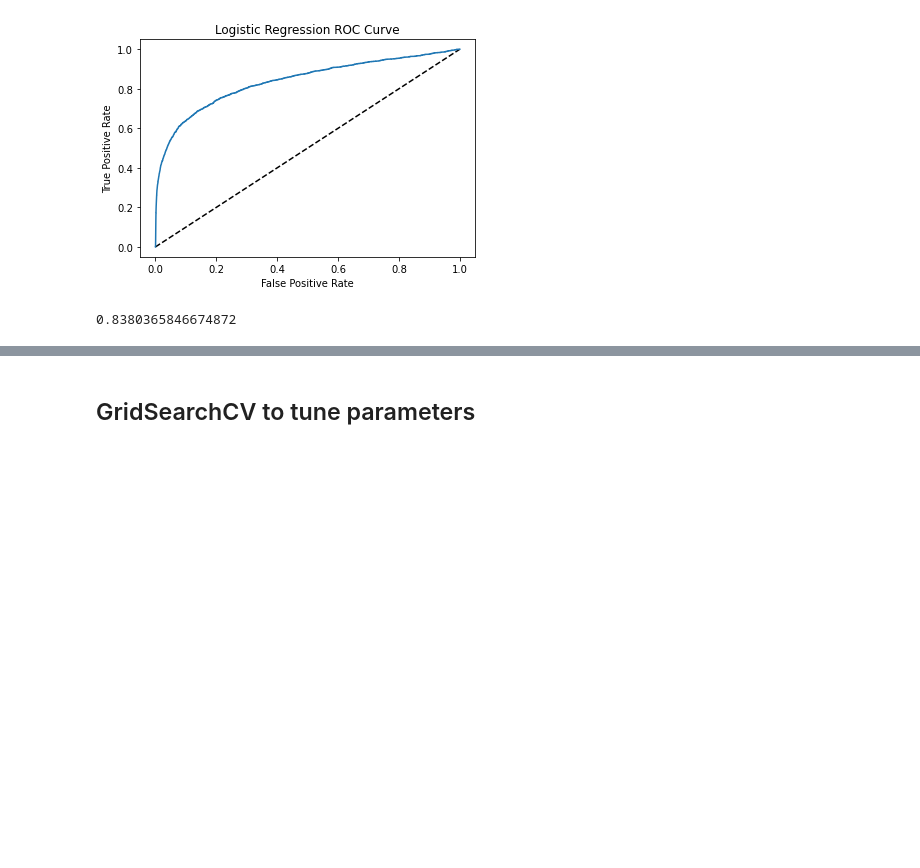
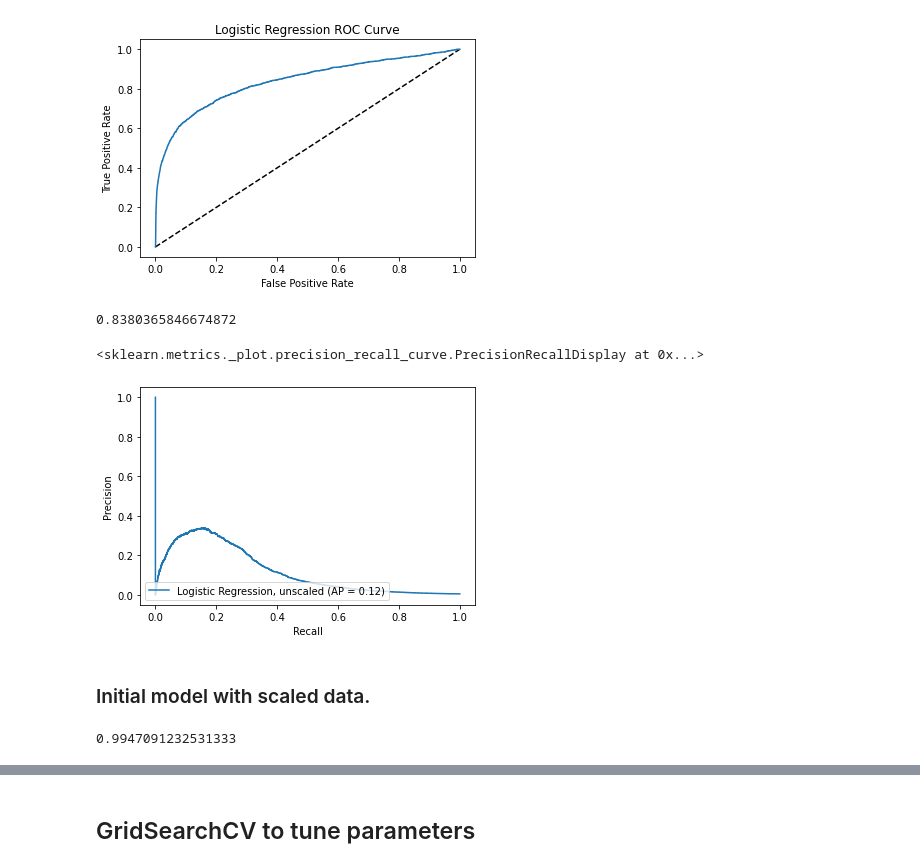
Before and after one commit to cchung106/Capstone-Two, a Jupyter notebook: Notebooks/03_preprocessing_and_training.ipynb, the cells around one changed output, grey strips where cells are left out. Drawn from its saved outputs; the diff is of its cells as text; code cells hidden in the pictures; blank space fills up the shorter version.

```diff
--- a/Notebooks/03_preprocessing_and_training.ipynb
+++ b/Notebooks/03_preprocessing_and_training.ipynb
@@ -319,3 +331,24 @@ from sklearn.metrics import roc_auc_score
 roc_auc_score(y_test, y_pred_prob)
 # %% [output]
 0.8380365846674872
+# %%
+from sklearn.metrics import plot_precision_recall_curve
+
+plot_precision_recall_curve(logreg1, X_test, y_test, name = 'Logistic Regression, unscaled')
+# %% [output]
+<sklearn.metrics._plot.precision_recall_curve.PrecisionRecallDisplay at 0x...>
+[figure, added]
+# %% [markdown]
+### Initial model with scaled data.
+# %%
+logreg2 = LogisticRegression(max_iter=100000)
+# Fit the model on the trainng data.
+logreg2.fit(X_train_scaled, y_train)
+
+y_pred_train2 = logreg2.predict(X_train_scaled)
+y_pred_test2 = logreg2.predict(X_test_scaled)
+
+# Print the accuracy from the testing data.
+print(accuracy_score(y_pred_test2, y_test))
+# %% [output]
+0.9947091232531333
```
Also changed, not shown: parts of 20 cells of this notebook.
